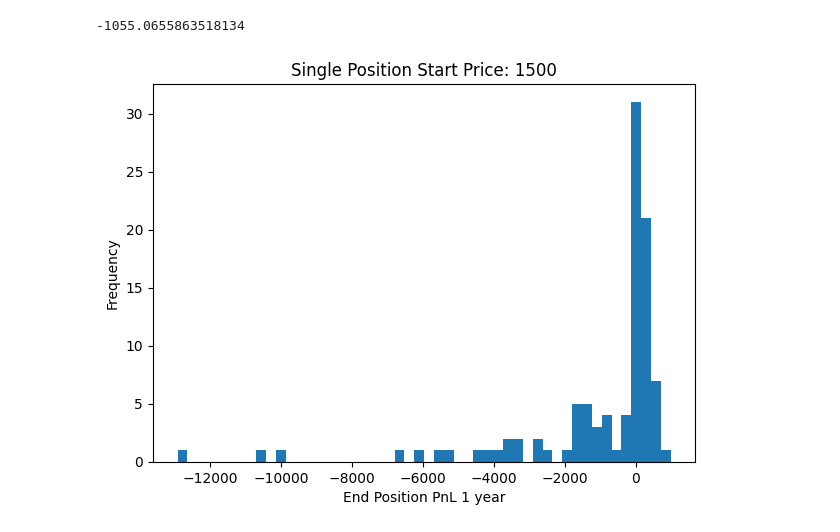
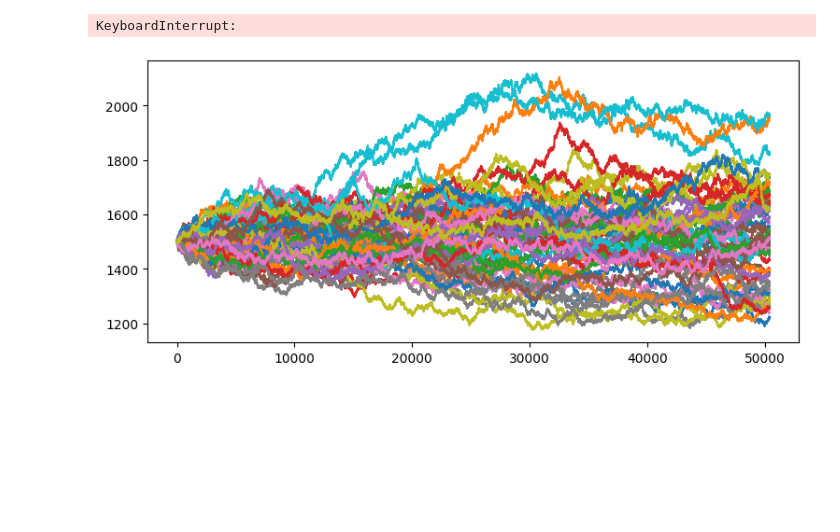
Before and after one commit to duality-labs/GBM-Duality-Sim, a Jupyter notebook: DualityGBM.ipynb, the cells around one changed output. Drawn from its saved outputs; the diff is of its cells as text; code cells hidden in the pictures; blank space fills up the shorter version.

```diff
--- a/DualityGBM.ipynb
+++ b/DualityGBM.ipynb
@@ -81,23 +81,21 @@ def plot_token_price(s0, sigma, deltaT, dt, n):
                                sigma = sigma,
                                deltaT = deltaT,
                                dt = dt))
-    plt.legend(['Scenario-'+str(i) for i in range(1,n+1)],
-               loc='upper left')
     plt.hlines(y=100, xmin=0, xmax=520,
                linestyle='--',color='k')
     plt.show()
 # %%
-def single_pos_data_from_arb(token_prices, gamma, price, amount):
+def single_pos_data_from_arb(token_prices, gamma, price, amount, epsilon):
     assert gamma < 1 and 0 <= gamma
     count = 0
     reserves = amount
     a = False
     for i in range(len(token_prices)):
-        if token_prices[i] < price * (1 - gamma) and a:
+        if token_prices[i] - epsilon < price * (1 - gamma) and a:
             a = False
             reserves = reserves / ( price * (1 - gamma) )
             count += 1
-        elif token_prices[i] > price / (1 - gamma) and not a:
+        elif token_prices[i] - epsilon > price / (1 - gamma) and not a:
             a = True
             reserves = reserves / ((1 - gamma) / price)
             count += 1
@@ -109,7 +107,7 @@ def single_pos_data_from_arb(token_prices, gamma, price, amount):
 
     return pos_value * pos_growth, pos_growth, flips, reserves, a
 # %%
-def plot_distribution(s0, sigma, deltaT, dt, gamma, amount, n):
+def plot_distribution(s0, sigma, deltaT, dt, gamma, amount, n, epsilon):
     b = BrownianToken(s0)
     x = []
     num_increments = deltaT / dt
@@ -122,7 +120,7 @@ def plot_distribution(s0, sigma, deltaT, dt, gamma, amount, n):
 
         #x.append(single_pos_data_from_arb(token_prices, gamma, s0, amount)[0] - s0)
         # Benchmarked against 100% ETH
-        #.append(single_pos_data_from_arb(token_prices, gamma, s0, amount)[0] - token_prices[len(token_prices) - 1])
+        x.append(single_pos_data_from_arb(token_prices, gamma, s0, amount, epsilon)[0] - token_prices[len(token_prices) - 1])
         # Benchmarked against 50/50 ETH/USD
         #ETH_USDC = (s0 / 2) + (token_prices[len(token_prices) - 1] / 2)
         #x.append(single_pos_data_from_arb(token_prices, gamma, s0, amount)[0] - ETH_USDC )
@@ -133,24 +131,25 @@ def plot_distribution(s0, sigma, deltaT, dt, gamma, amount, n):
 # %%
 amount = 1
 s0 = 1500
 b = BrownianToken(s0)
-deltaT = 365
-dt = .1
-n = 100
+deltaT = 7
+dt = 1 / (86400 / 12)
+n = 300
 ETH_daily_vol = .05
 #sigma = annual vol
 sigma = ETH_daily_vol * np.sqrt(deltaT)
+epsilon = .0001
 
 stock_prices = b.token_price(s0 = s0,
               sigma = sigma,
               deltaT = deltaT,
               dt = dt)
 
 #print(stock_prices)
 #print(single_pos_gains_from_arb(stock_prices, .01, s0, amount))
 
-#plot_token_price(s0, sigma, deltaT, dt, n)
-plot_distribution(s0, sigma, deltaT, dt, .01, amount, n)
+plot_token_price(s0, sigma, deltaT, dt, n)
+plot_distribution(s0, sigma, deltaT, dt, .01, amount, n, epsilon)
 # %% [output]
--1055.0655863518134
+KeyboardInterrupt:
-[figure, old version]
+[figure, new version]
```
Also changed, not shown: 1 other file.
